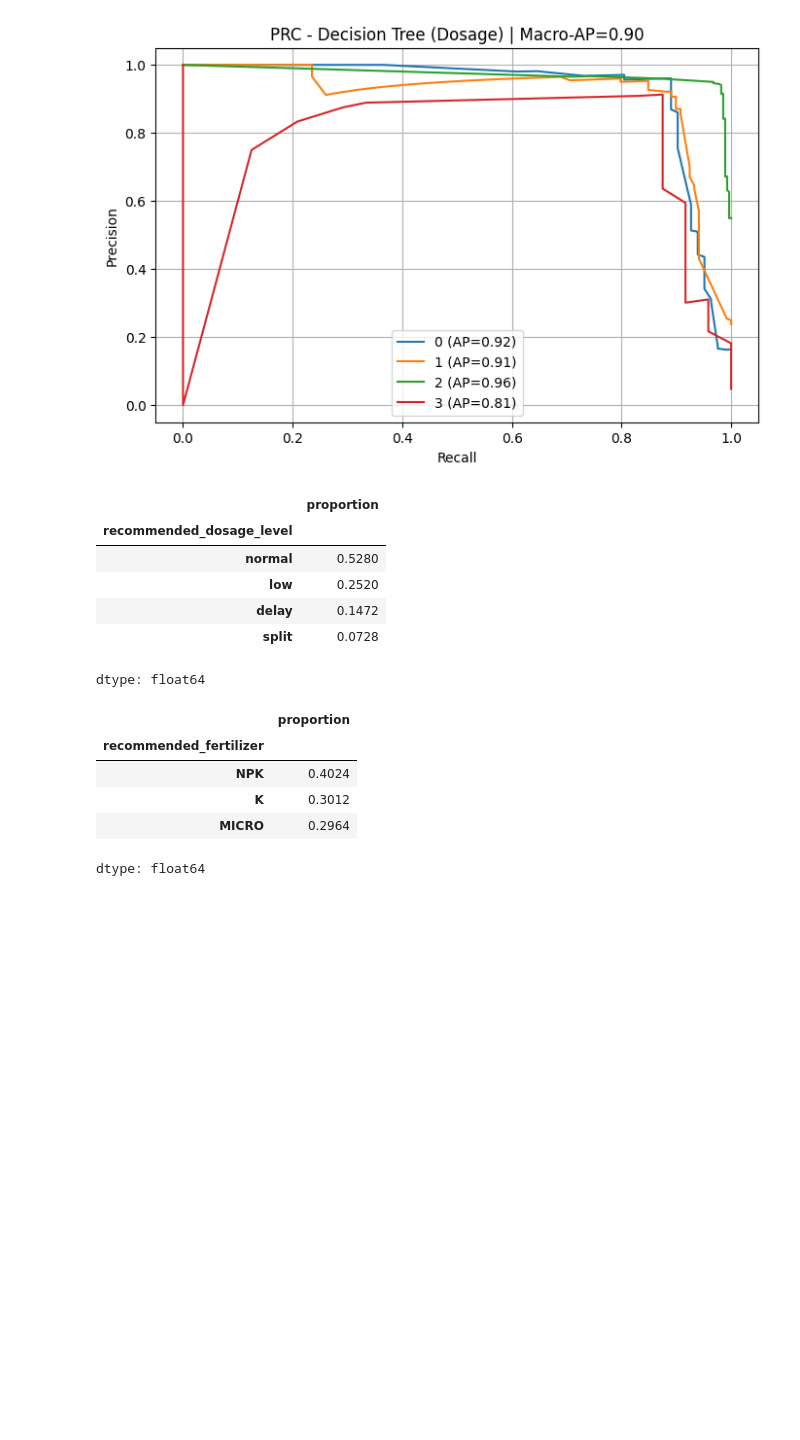
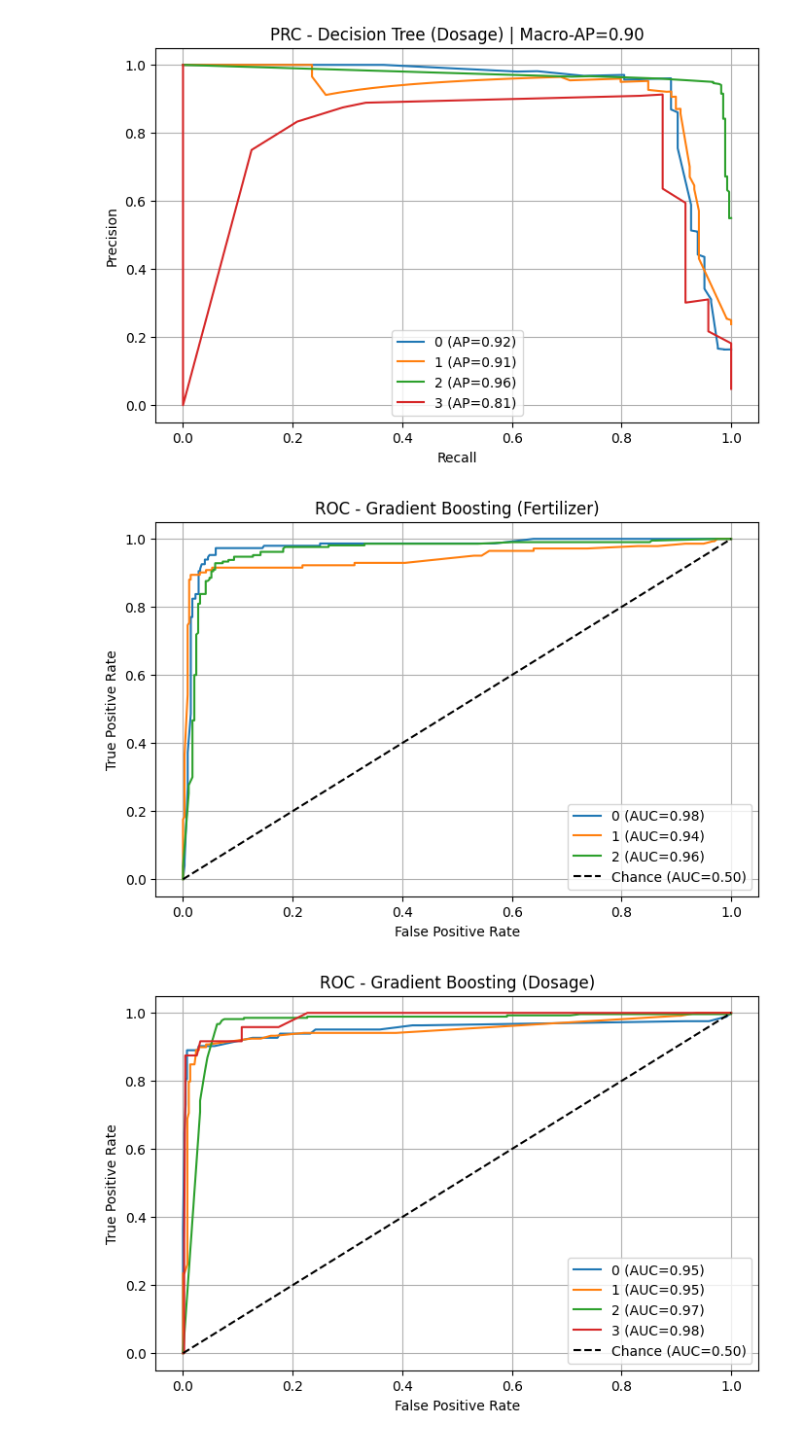
Before and after one commit to Chehan2004/DSGP_GROUP_36, a Jupyter notebook: Fertilizer&Pesticide.ipynb, the cells around one changed output. Drawn from its saved outputs; the diff is of its cells as text; code cells hidden in the pictures; blank space fills up the shorter version.

```diff
--- a/Fertilizer&Pesticide.ipynb
+++ b/Fertilizer&Pesticide.ipynb
@@ -806,22 +869,22 @@ plot_prc_multiclass(
 # %% [output]
 [figure]
 [figure]
-# %%
-df["recommended_dosage_level"].value_counts(normalize=True)
-# %% [output]
-|  | proportion |
-| recommended_dosage_level |  |
-| normal | 0.5280 |
-| low | 0.2520 |
-| delay | 0.1472 |
-| split | 0.0728 |
-dtype: float64
-# %%
-df["recommended_fertilizer"].value_counts(normalize=True)
-# %% [output]
-|  | proportion |
-| recommended_fertilizer |  |
-| NPK | 0.4024 |
-| K | 0.3012 |
-| MICRO | 0.2964 |
-dtype: float64
+# %%
+# Fertilizer ROC for Gradient Boosting
+plot_roc_multiclass(
+    y_true_int=y_test_enc["fertilizer"].values,
+    proba=gb_probas[0],
+    class_names=fert_classes,
+    title="ROC - Gradient Boosting (Fertilizer)"
+)
+
+# Dosage ROC for Gradient Boosting
+plot_roc_multiclass(
+    y_true_int=y_test_enc["dosage"].values,
+    proba=gb_probas[1],
+    class_names=dose_classes,
+    title="ROC - Gradient Boosting (Dosage)"
+)
+# %% [output]
+[figure, added]
+[figure, added]
```
Also changed, not shown: parts of 14 cells of this notebook.
